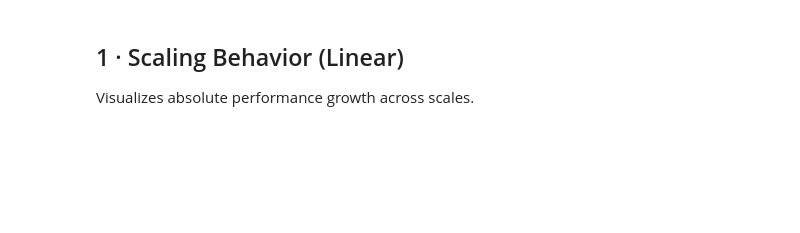
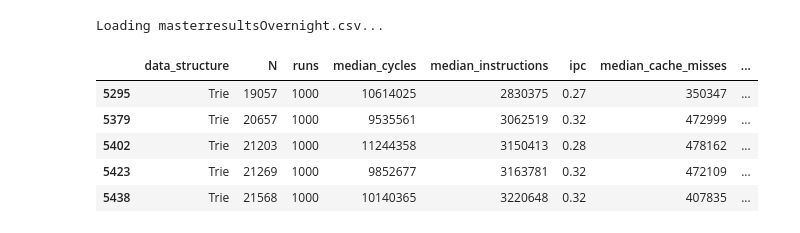
Before and after one commit to SheikhMohsin9311/Performance-and-Data-Representation, a Jupyter notebook: analysis.ipynb, the cells around one changed output. Saved outputs shown, nothing was run; the diff lists cells and outputs as text; code cells hidden in the pictures; blank space fills up the shorter version.

```diff
--- a/analysis.ipynb
+++ b/analysis.ipynb
@@ -56,3 +36,30 @@ else:
-# %% [markdown]
-## 1 · Scaling Behavior (Linear)
-Visualizes absolute performance growth across scales.
+# %%
+def load_data(path):
+    print(f"Loading {path}...")
+    df = pd.read_csv(path)
+
+    # Feature Engineering
+    df['cycles_per_elem'] = df['median_cycles'] / df['N']
+    df['ins_per_elem'] = df['median_instructions'] / df['N']
+    if 'median_cycles' in df.columns and 'median_instructions' in df.columns:
+        df['IPC'] = df['median_instructions'] / df['median_cycles']
+    if 'median_cache_misses' in df.columns:
+        df['cache_miss_rate'] = df['median_cache_misses'] / df['N']
+    if 'median_branches' in df.columns and 'median_branch_misses' in df.columns:
+        df['branch_mispred_rate'] = df['median_branch_misses'] / df['median_branches']
+
+    # Filter noise and high variance
+    df = df[df['N'] >= 1000]
+    df = df[df['cv_pct'] < 15]
+    return df
+
+df = load_data("masterresultsOvernight.csv")
+df.head()
+# %% [output]
+Loading masterresultsOvernight.csv...
+|  | data_structure | N | runs | median_cycles | median_instructions | ipc | median_cache_misses | ... |
+| 5295 | Trie | 19057 | 1000 | 10614025 | 2830375 | 0.27 | 350347 | ... |
+| 5379 | Trie | 20657 | 1000 | 9535561 | 3062519 | 0.32 | 472999 | ... |
+| 5402 | Trie | 21203 | 1000 | 11244358 | 3150413 | 0.28 | 478162 | ... |
+| 5423 | Trie | 21269 | 1000 | 9852677 | 3163781 | 0.32 | 472109 | ... |
+| 5438 | Trie | 21568 | 1000 | 10140365 | 3220648 | 0.32 | 407835 | ... |
```
Also changed, not shown: parts of 22 cells of this notebook, 55 other files.
